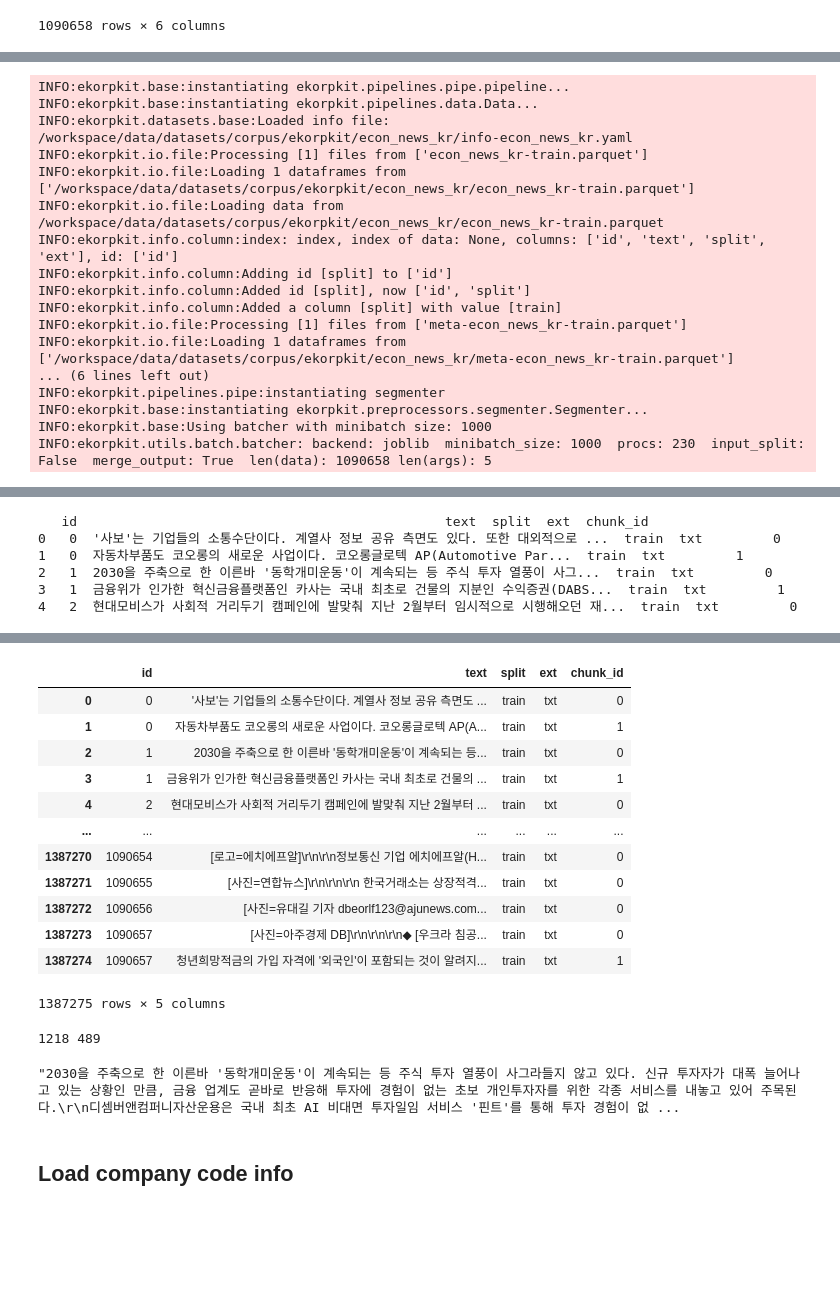
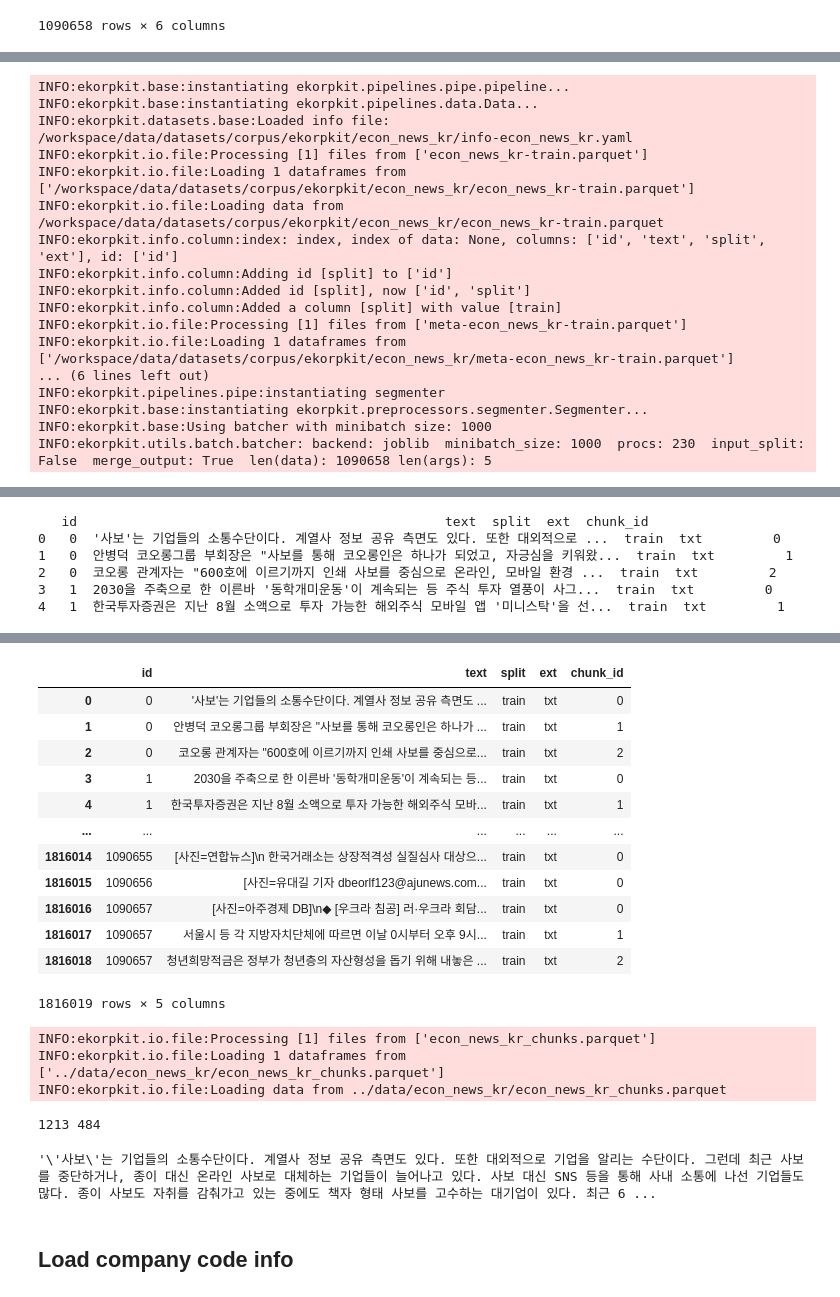
Before and after one commit to entelecheia/ekorpkit-book, a Jupyter notebook: ekorpkit-book/docs/usecases/esg/econ_news_corpus.ipynb, the cells around one changed output, grey strips where cells are left out. Cells and saved outputs as stored; diff of their text form; code cells hidden in the pictures; blank space fills up the shorter version.

Commit message:
update econ_news_corpus notebook

```diff
--- a/ekorpkit-book/docs/usecases/esg/econ_news_corpus.ipynb
+++ b/ekorpkit-book/docs/usecases/esg/econ_news_corpus.ipynb
@@ -95,15 +120,15 @@ cfg = eKonf.compose("pipeline", overrides=["project=esgml"])
 cfg.data.corpus = corpus_cfg
 cfg._pipeline_ = ["chunk", "explode_splits","reset_index", "save_dataframe"]
 cfg.chunk.len_func = "len_words"
-cfg.chunk.chunk_size = 300
+cfg.chunk.chunk_size = 200
 cfg.explode_splits.id_key = "id"
 cfg.explode_splits.split_key = "chunk_id"
 cfg.explode_splits.separator = "\n\n"
 cfg.reset_index.drop_index = True
-cfg.save_dataframe.output_dir = '../data/econ_news_kr'
+cfg.save_dataframe.output_dir = data_dir
 cfg.save_dataframe.output_file = 'econ_news_kr_chunks.parquet'
-df = eKonf.instantiate(cfg)
-df
+chunk_df = eKonf.instantiate(cfg)
+chunk_df
 # %% [output]
 INFO:ekorpkit.base:instantiating ekorpkit.pipelines.pipe.pipeline...
 INFO:ekorpkit.base:instantiating ekorpkit.pipelines.data.Data...
@@ -132,7 +157,7 @@ INFO:ekorpkit.base:Applying pipe: functools.partial(<function save_dataframe at
 INFO:ekorpkit.io.file:Saving dataframe to ../data/econ_news_kr/econ_news_kr_chunks.parquet
    id                                               text  split  ext  chunk_id
 0   0  '사보'는 기업들의 소통수단이다. 계열사 정보 공유 측면도 있다. 또한 대외적으로 ...  train  txt         0
-1   0  자동차부품도 코오롱의 새로운 사업이다. 코오롱글로텍 AP(Automotive Par...  train  txt         1
-2   1  2030을 주축으로 한 이른바 '동학개미운동'이 계속되는 등 주식 투자 열풍이 사그...  train  txt         0
-3   1  금융위가 인가한 혁신금융플랫폼인 카사는 국내 최초로 건물의 지분인 수익증권(DABS...  train  txt         1
-4   2  현대모비스가 사회적 거리두기 캠페인에 발맞춰 지난 2월부터 임시적으로 시행해오던 재...  train  txt         0
+1   0  안병덕 코오롱그룹 부회장은 "사보를 통해 코오롱인은 하나가 되었고, 자긍심을 키워왔...  train  txt         1
+2   0  코오롱 관계자는 "600호에 이르기까지 인쇄 사보를 중심으로 온라인, 모바일 환경 ...  train  txt         2
+3   1  2030을 주축으로 한 이른바 '동학개미운동'이 계속되는 등 주식 투자 열풍이 사그...  train  txt         0
+4   1  한국투자증권은 지난 8월 소액으로 투자 가능한 해외주식 모바일 앱 '미니스탁'을 선...  train  txt         1
@@ -140,24 +165,29 @@ INFO:ekorpkit.io.file: >> elapsed time to save data: 0:03:29.297892
 |  | id | text | split | ext | chunk_id |
 | 0 | 0 | '사보'는 기업들의 소통수단이다. 계열사 정보 공유 측면도 ... | train | txt | 0 |
-| 1 | 0 | 자동차부품도 코오롱의 새로운 사업이다. 코오롱글로텍 AP(A... | train | txt | 1 |
-| 2 | 1 | 2030을 주축으로 한 이른바 '동학개미운동'이 계속되는 등... | train | txt | 0 |
-| 3 | 1 | 금융위가 인가한 혁신금융플랫폼인 카사는 국내 최초로 건물의 ... | train | txt | 1 |
-| 4 | 2 | 현대모비스가 사회적 거리두기 캠페인에 발맞춰 지난 2월부터 ... | train | txt | 0 |
+| 1 | 0 | 안병덕 코오롱그룹 부회장은 "사보를 통해 코오롱인은 하나가 ... | train | txt | 1 |
+| 2 | 0 | 코오롱 관계자는 "600호에 이르기까지 인쇄 사보를 중심으로... | train | txt | 2 |
+| 3 | 1 | 2030을 주축으로 한 이른바 '동학개미운동'이 계속되는 등... | train | txt | 0 |
+| 4 | 1 | 한국투자증권은 지난 8월 소액으로 투자 가능한 해외주식 모바... | train | txt | 1 |
 | ... | ... | ... | ... | ... | ... |
-| 1387270 | 1090654 | [로고=에치에프알]\r\n\r\n정보통신 기업 에치에프알(H... | train | txt | 0 |
-| 1387271 | 1090655 | [사진=연합뉴스]\r\n\r\n\r\n 한국거래소는 상장적격... | train | txt | 0 |
-| 1387272 | 1090656 | [사진=유대길 기자 dbeorlf123@ajunews.com... | train | txt | 0 |
-| 1387273 | 1090657 | [사진=아주경제 DB]\r\n\r\n\r\n◆ [우크라 침공... | train | txt | 0 |
-| 1387274 | 1090657 | 청년희망적금의 가입 자격에 '외국인'이 포함되는 것이 알려지... | train | txt | 1 |
+| 1816014 | 1090655 | [사진=연합뉴스]\n 한국거래소는 상장적격성 실질심사 대상으... | train | txt | 0 |
+| 1816015 | 1090656 | [사진=유대길 기자 dbeorlf123@ajunews.com... | train | txt | 0 |
+| 1816016 | 1090657 | [사진=아주경제 DB]\n◆ [우크라 침공] 러·우크라 회담... | train | txt | 0 |
+| 1816017 | 1090657 | 서울시 등 각 지방자치단체에 따르면 이날 0시부터 오후 9시... | train | txt | 1 |
+| 1816018 | 1090657 | 청년희망적금은 정부가 청년층의 자산형성을 돕기 위해 내놓은 ... | train | txt | 2 |
-1387275 rows × 5 columns
+1816019 rows × 5 columns
 # %%
-print(len(df.text[2]), len(df.text[22]))
+chunk_df = eKonf.load_data('econ_news_kr_chunks.parquet', data_dir)
+
+print(len(chunk_df.text[2]), len(chunk_df.text[22]))
 # %% [output]
-1218 489
+INFO:ekorpkit.io.file:Processing [1] files from ['econ_news_kr_chunks.parquet']
+INFO:ekorpkit.io.file:Loading 1 dataframes from ['../data/econ_news_kr/econ_news_kr_chunks.parquet']
+INFO:ekorpkit.io.file:Loading data from ../data/econ_news_kr/econ_news_kr_chunks.parquet
+1213 484
-# %%
-df.text[2]
-# %% [output]
-"2030을 주축으로 한 이른바 '동학개미운동'이 계속되는 등 주식 투자 열풍이 사그라들지 않고 있다. 신규 투자자가 대폭 늘어나고 있는 상황인 만큼, 금융 업계도 곧바로 반응해 투자에 경험이 없는 초보 개인투자자를 위한 각종 서비스를 내놓고 있어 주목된다.\r\n디셈버앤컴퍼니자산운용은 국내 최초 AI 비대면 투자일임 서비스 '핀트'를 통해 투자 경험이 없 ...
+# %%
+chunk_df.text[0]
+# %% [output]
+'\'사보\'는 기업들의 소통수단이다. 계열사 정보 공유 측면도 있다. 또한 대외적으로 기업을 알리는 수단이다. 그런데 최근 사보를 중단하거나, 종이 대신 온라인 사보로 대체하는 기업들이 늘어나고 있다. 사보 대신 SNS 등을 통해 사내 소통에 나선 기업들도 많다. 종이 사보도 자취를 감춰가고 있는 중에도 책자 형태 사보를 고수하는 대기업이 있다. 최근 6 ...
 # %% [markdown]
 ## Load company code info
 # %%
```
Also changed, not shown: parts of 8 cells of this notebook.
